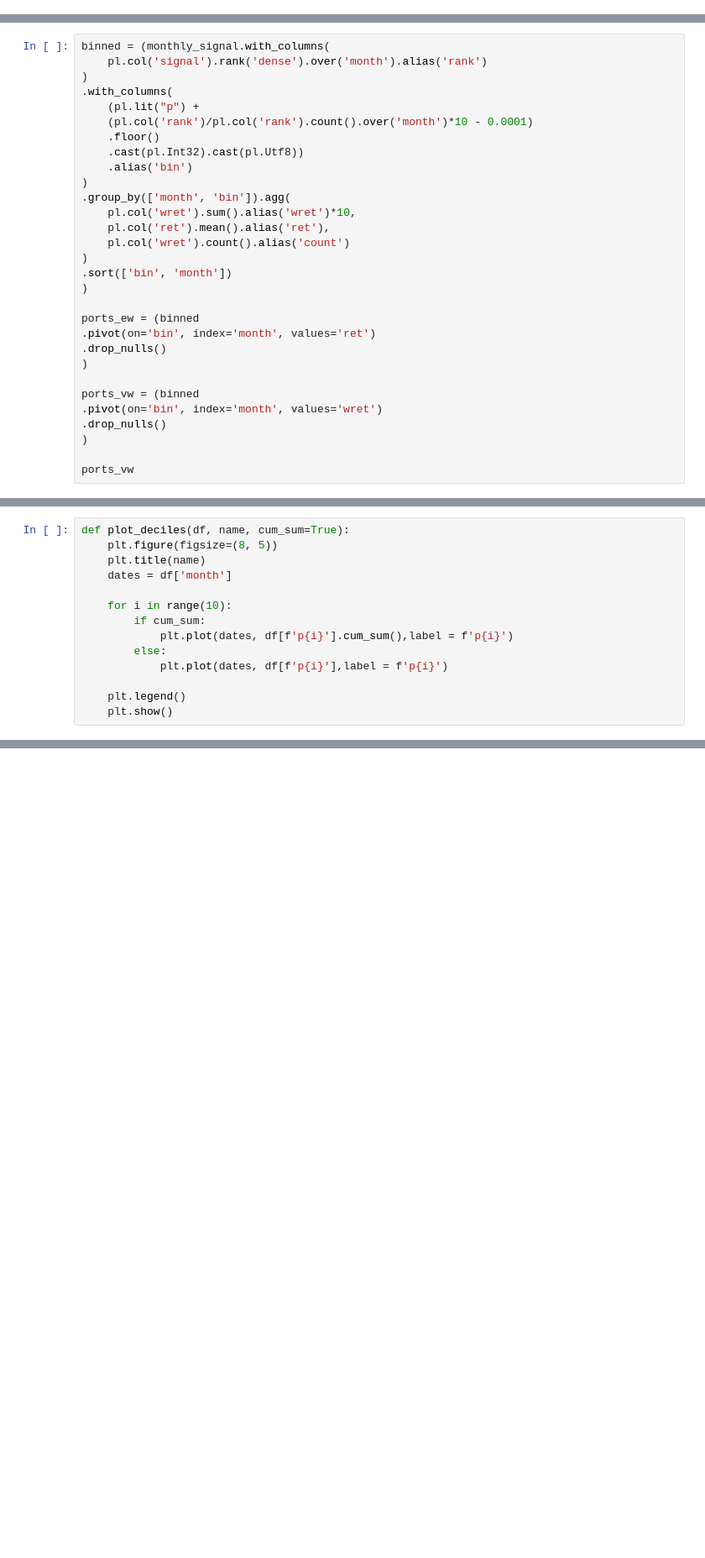
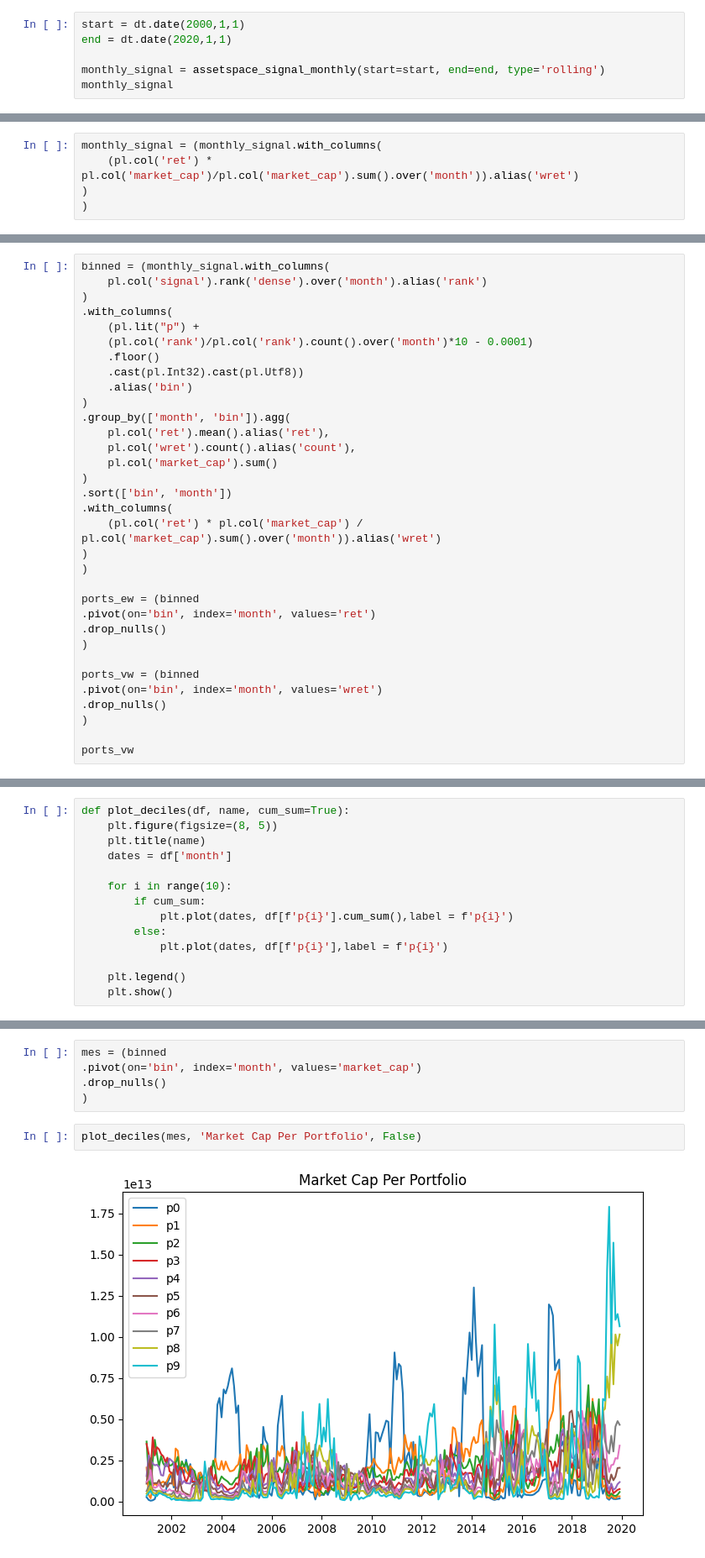
Before and after one commit to rvance1/factor-momentum, a Jupyter notebook: notebooks/backtest-plots.ipynb, the cells around one changed output, grey strips where cells are left out. Shown: that part at 84% size. Drawn from its saved outputs; the diff is of its cells as text; blank space fills up the shorter version.

```diff
--- a/notebooks/backtest-plots.ipynb
+++ b/notebooks/backtest-plots.ipynb
@@ -38,0 +7,6 @@ Resolved plan until failure:
+# %%
+start = dt.date(2000,1,1)
+end = dt.date(2020,1,1)
+
+monthly_signal = assetspace_signal_monthly(start=start, end=end, type='rolling')
+monthly_signal
@@ -39,2 +30,7 @@ Resolved plan until failure:
+# %%
+monthly_signal = (monthly_signal.with_columns(
+    (pl.col('ret') * pl.col('market_cap')/pl.col('market_cap').sum().over('month')).alias('wret')
+)
+)
 # %%
 benchmark = monthly_signal.group_by(['month']).agg(
@@ -54,11 +65,14 @@ binned = (monthly_signal.with_columns(
     .alias('bin')
 )
 .group_by(['month', 'bin']).agg(
-    pl.col('wret').sum().alias('wret')*10,
     pl.col('ret').mean().alias('ret'),
-    pl.col('wret').count().alias('count')
+    pl.col('wret').count().alias('count'),
+    pl.col('market_cap').sum()
 )
 .sort(['bin', 'month'])
+.with_columns(
+    (pl.col('ret') * pl.col('market_cap') / pl.col('market_cap').sum().over('month')).alias('wret')
+)
 )
 
 ports_ew = (binned
@@ -93 +126,10 @@ plot_deciles(ports_vw, "Cumulative Log Returns (VW)")
+# %%
+mes = (binned
+.pivot(on='bin', index='month', values='market_cap')
+.drop_nulls()
+)
+# %%
+plot_deciles(mes, 'Market Cap Per Portfolio', False)
+# %% [output]
+[figure, added]
 # %%
```
Also changed, not shown: parts of 10 cells of this notebook, 4 other files.
